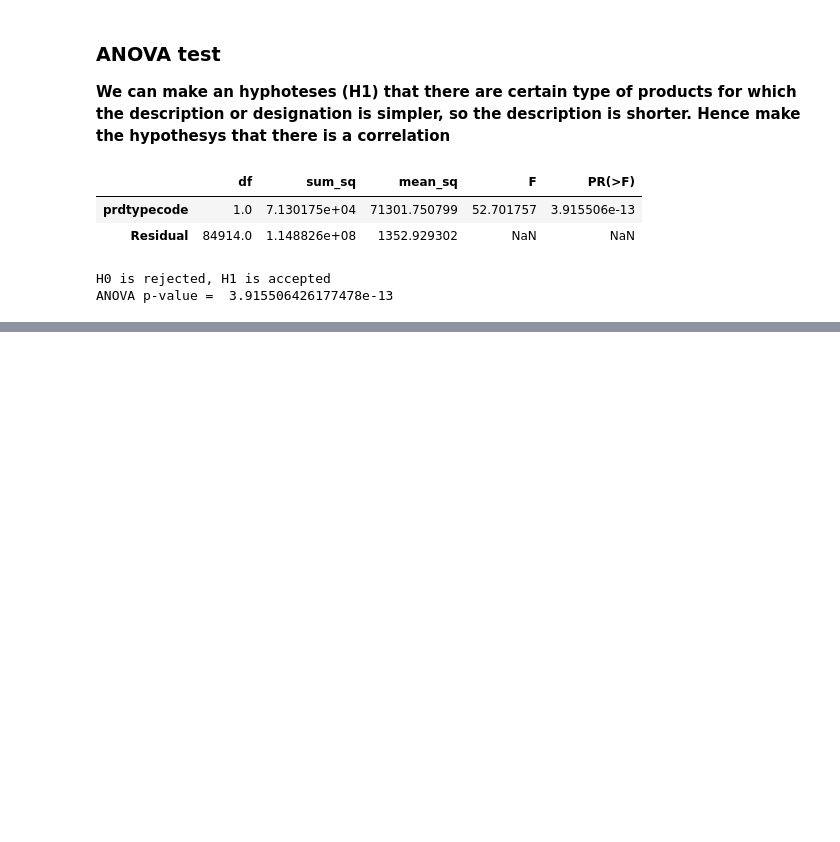
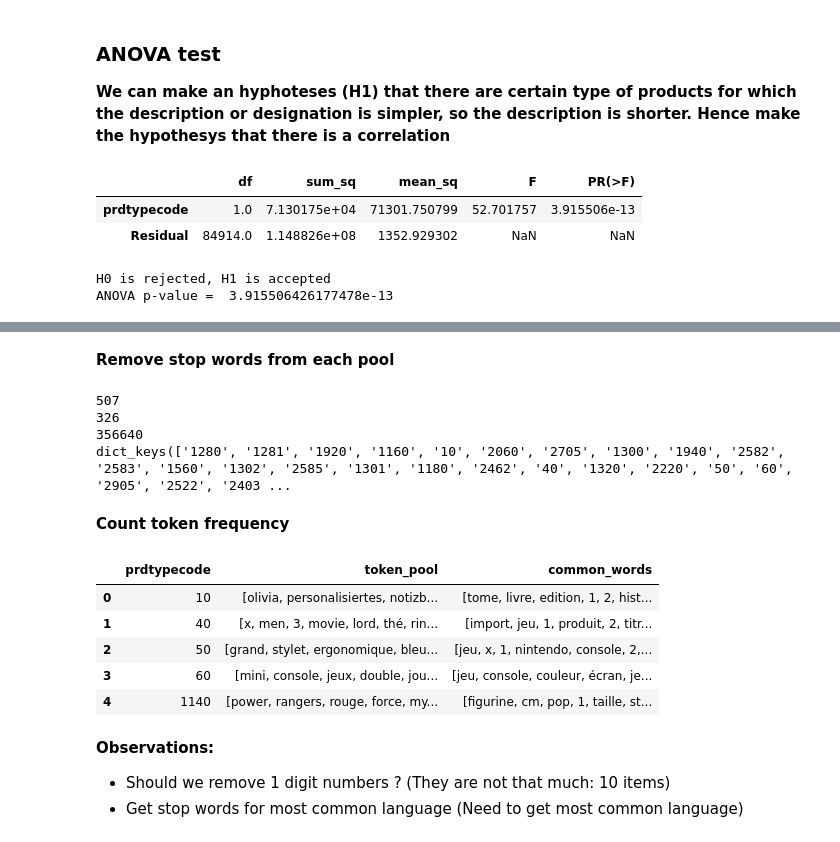
Before and after one commit to RamiroHR/Multimodal-Data-Product-Classification-Model, a Jupyter notebook: Rakuten_DataExploration.ipynb, the cells around one changed output, grey strips where cells are left out. Cells and saved outputs as stored; diff of their text form; code cells hidden in the pictures; blank space fills up the shorter version.

```diff
--- a/Rakuten_DataExploration.ipynb
+++ b/Rakuten_DataExploration.ipynb
@@ -553,0 +589,10 @@ A larger p-val = 39e-13, but still $<$alpha, is obtained when for the correlatio
+# %%
+## Create a pool of tokens for each category
+cat_tokens = {}
+for categ in set(df_data['prdtypecode']):
+    token_pool = []
+
+    for token_list in df_data[df_data['prdtypecode'] == categ]['tokens']:
+        token_pool += token_list
+
+    cat_tokens[str(categ)] = token_pool
@@ -553,0 +638,60 @@ A larger p-val = 39e-13, but still $<$alpha, is obtained when for the correlatio
+# %% [markdown]
+**Remove stop words from each pool**
+# %%
+from spacy.lang.fr.stop_words import STOP_WORDS as stop_fr
+from spacy.lang.en.stop_words import STOP_WORDS as stop_en
+
+stop = list(stop_fr) + list(stop_en)
+
+for categ, pool in cat_tokens.items():
+    cat_tokens[categ] = [token for token in pool if token not in stop]
+
+## Store pool in dataframe
+product_class['token_pool'] = product_class['prdtypecode'].map(cat_tokens)
+product_class.head()
+# %%
+## verifications
+
+print(len(stop_fr))
+print(len(stop_en))
+#print(stop_fr)
+
+## verify that len of category ctg 1280 is < 547163
+print(len(cat_tokens[str(ctg)]))
+
+print(cat_tokens.keys())
+# %% [output]
+507
+326
+356640
+dict_keys(['1280', '1281', '1920', '1160', '10', '2060', '2705', '1300', '1940', '2582', '2583', '1560', '1302', '2585', '1301', '1180', '2462', '40', '1320', '2220', '50', '60', '2905', '2522', '2403 ...
+# %% [markdown]
+**Count token frequency**
+# %%
+import collections
+
+N_most_common = 100
+common_word_dict = {}
+
+for categ, pool in zip(product_class['prdtypecode'],product_class['token_pool']):
+    token_counter = collections.Counter(pool).most_common()
+    #print(token_counter[:3])
+    #print([item[0] for item in token_counter[:3]])
+
+    common_word_dict[categ] = [item[0] for item in token_counter[:N_most_common]]
+
+
+## Save into dataframe
+product_class['common_words'] = product_class['prdtypecode'].map(common_word_dict)
+product_class.head()
+# %% [output]
+|  | prdtypecode | token_pool | common_words |
+| 0 | 10 | [olivia, personalisiertes, notizb... | [tome, livre, edition, 1, 2, hist... |
+| 1 | 40 | [x, men, 3, movie, lord, thé, rin... | [import, jeu, 1, produit, 2, titr... |
+| 2 | 50 | [grand, stylet, ergonomique, bleu... | [jeu, x, 1, nintendo, console, 2,... |
+| 3 | 60 | [mini, console, jeux, double, jou... | [jeu, console, couleur, écran, je... |
+| 4 | 1140 | [power, rangers, rouge, force, my... | [figurine, cm, pop, 1, taille, st... |
+# %% [markdown]
+**Observations:**
+* Should we remove 1 digit numbers ?  (They are not that much: 10 items)
+* Get stop words for most common language (Need to get most common language)
```
Also changed, not shown: parts of 39 cells of this notebook.
